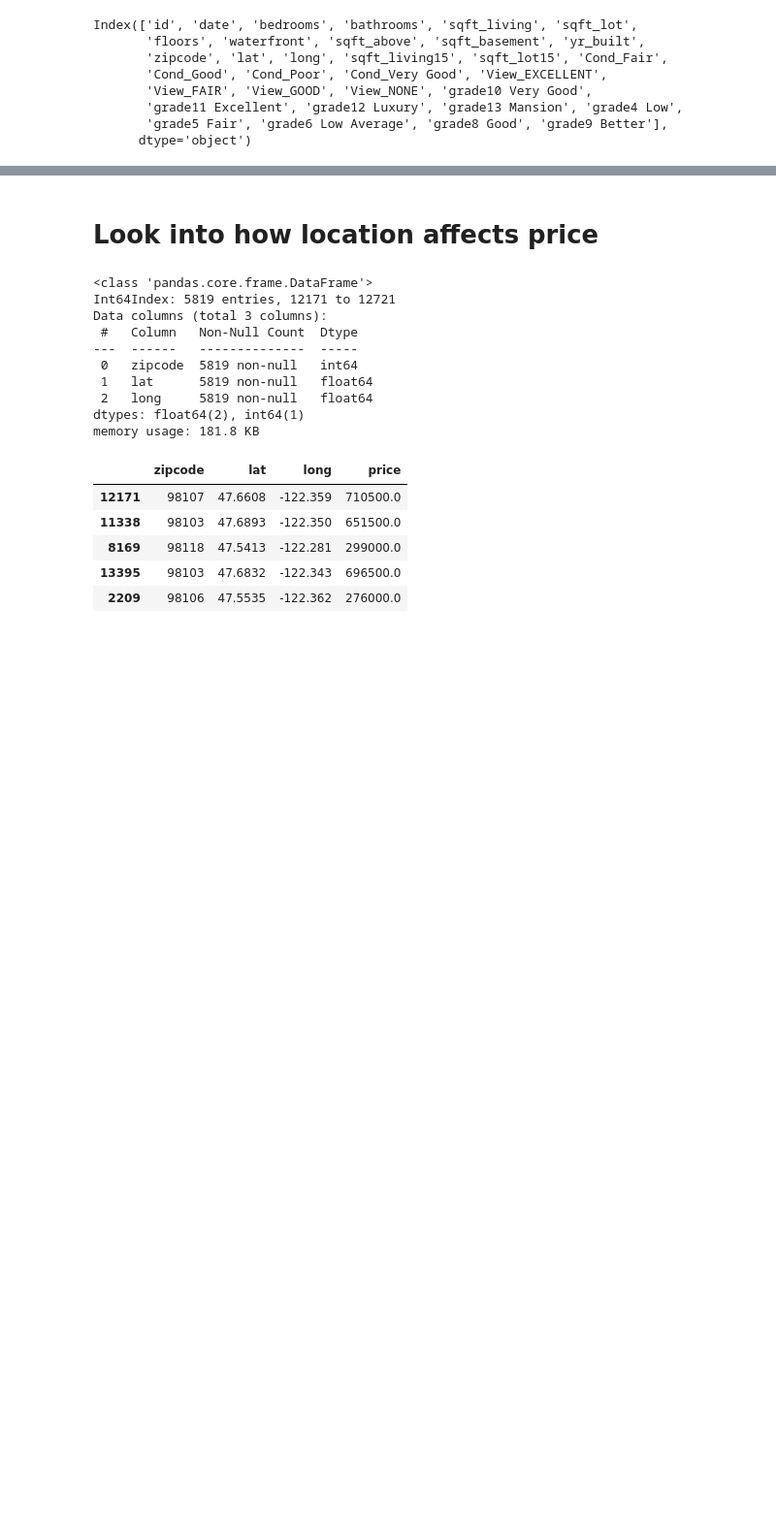
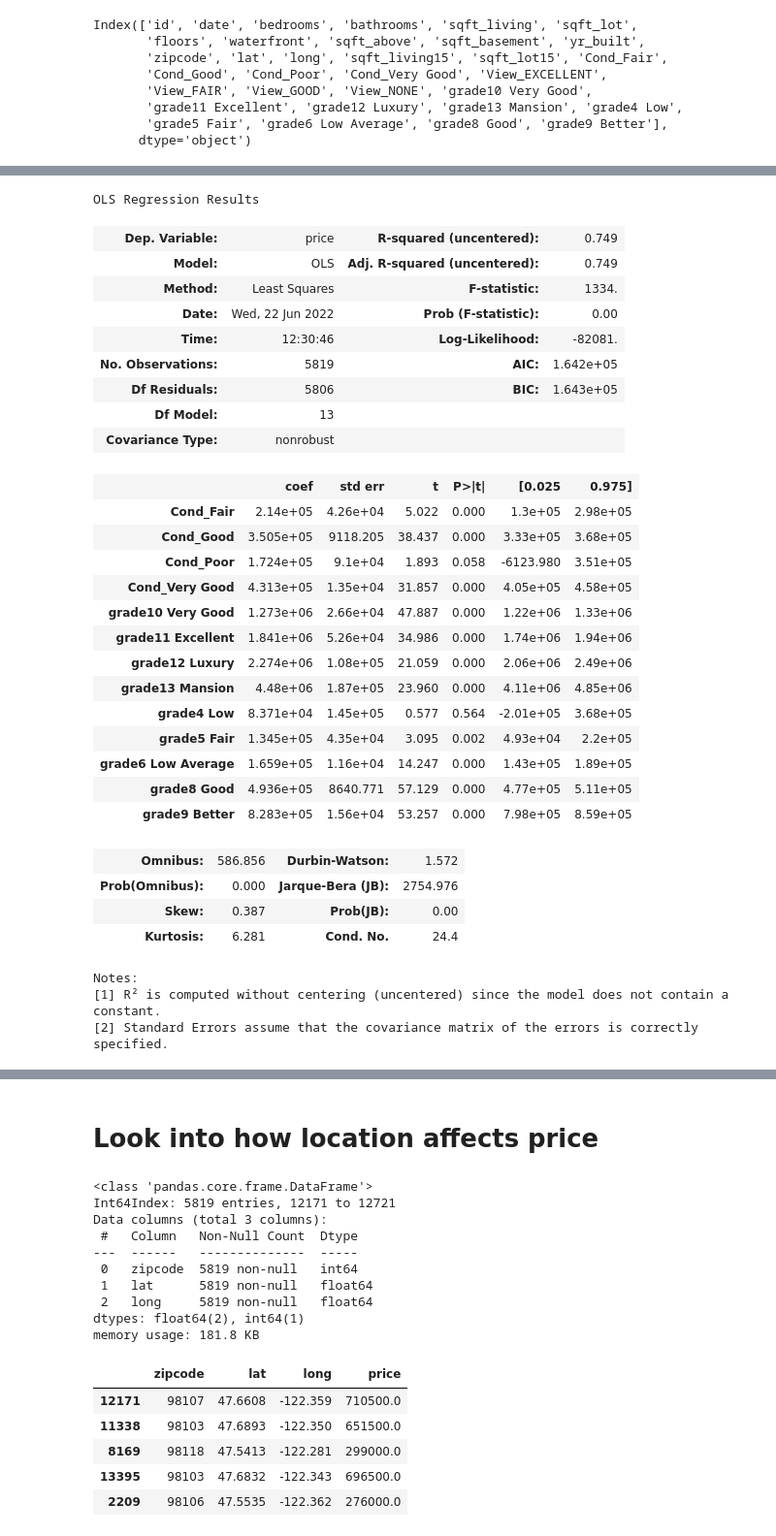
Before and after one commit to zpollats/p2_project_group4, a Jupyter notebook: ZachWorking.ipynb, the cells around one changed output, grey strips where cells are left out. Shown at 97% size. Saved outputs shown, nothing was run; the diff lists cells and outputs as text; code cells hidden in the pictures; blank space fills up the shorter version.

```diff
--- a/ZachWorking.ipynb
+++ b/ZachWorking.ipynb
@@ -566,0 +597,39 @@ Index(['id', 'date', 'bedrooms', 'bathrooms', 'sqft_living', 'sqft_lot',
+# %%
+xquality = df_quality.drop('price', axis = 1)
+yquality = df_quality['price']
+# %%
+#created a multiregression to show the relation between all the chosen variables and price.
+quality = sm.OLS(yquality, xquality).fit()
+quality.summary()
+# %% [output]
+OLS Regression Results
+| Dep. Variable: | price | R-squared (uncentered): | 0.749 |
+| Model: | OLS | Adj. R-squared (uncentered): | 0.749 |
+| Method: | Least Squares | F-statistic: | 1334. |
+| Date: | Wed, 22 Jun 2022 | Prob (F-statistic): | 0.00 |
+| Time: | 12:30:46 | Log-Likelihood: | -82081. |
+| No. Observations: | 5819 | AIC: | 1.642e+05 |
+| Df Residuals: | 5806 | BIC: | 1.643e+05 |
+| Df Model: | 13 |  |  |
+| Covariance Type: | nonrobust |  |  |
+|  | coef | std err | t | P>|t| | [0.025 | 0.975] |
+| Cond_Fair | 2.14e+05 | 4.26e+04 | 5.022 | 0.000 | 1.3e+05 | 2.98e+05 |
+| Cond_Good | 3.505e+05 | 9118.205 | 38.437 | 0.000 | 3.33e+05 | 3.68e+05 |
+| Cond_Poor | 1.724e+05 | 9.1e+04 | 1.893 | 0.058 | -6123.980 | 3.51e+05 |
+| Cond_Very Good | 4.313e+05 | 1.35e+04 | 31.857 | 0.000 | 4.05e+05 | 4.58e+05 |
+| grade10 Very Good | 1.273e+06 | 2.66e+04 | 47.887 | 0.000 | 1.22e+06 | 1.33e+06 |
+| grade11 Excellent | 1.841e+06 | 5.26e+04 | 34.986 | 0.000 | 1.74e+06 | 1.94e+06 |
+| grade12 Luxury | 2.274e+06 | 1.08e+05 | 21.059 | 0.000 | 2.06e+06 | 2.49e+06 |
+| grade13 Mansion | 4.48e+06 | 1.87e+05 | 23.960 | 0.000 | 4.11e+06 | 4.85e+06 |
+| grade4 Low | 8.371e+04 | 1.45e+05 | 0.577 | 0.564 | -2.01e+05 | 3.68e+05 |
+| grade5 Fair | 1.345e+05 | 4.35e+04 | 3.095 | 0.002 | 4.93e+04 | 2.2e+05 |
+| grade6 Low Average | 1.659e+05 | 1.16e+04 | 14.247 | 0.000 | 1.43e+05 | 1.89e+05 |
+| grade8 Good | 4.936e+05 | 8640.771 | 57.129 | 0.000 | 4.77e+05 | 5.11e+05 |
+| grade9 Better | 8.283e+05 | 1.56e+04 | 53.257 | 0.000 | 7.98e+05 | 8.59e+05 |
+| Omnibus: | 586.856 | Durbin-Watson: | 1.572 |
+| Prob(Omnibus): | 0.000 | Jarque-Bera (JB): | 2754.976 |
+| Skew: | 0.387 | Prob(JB): | 0.00 |
+| Kurtosis: | 6.281 | Cond. No. | 24.4 |
+Notes:
+[1] R² is computed without centering (uncentered) since the model does not contain a constant.
+[2] Standard Errors assume that the covariance matrix of the errors is correctly specified.
```
Also changed, not shown: parts of 38 cells of this notebook.
